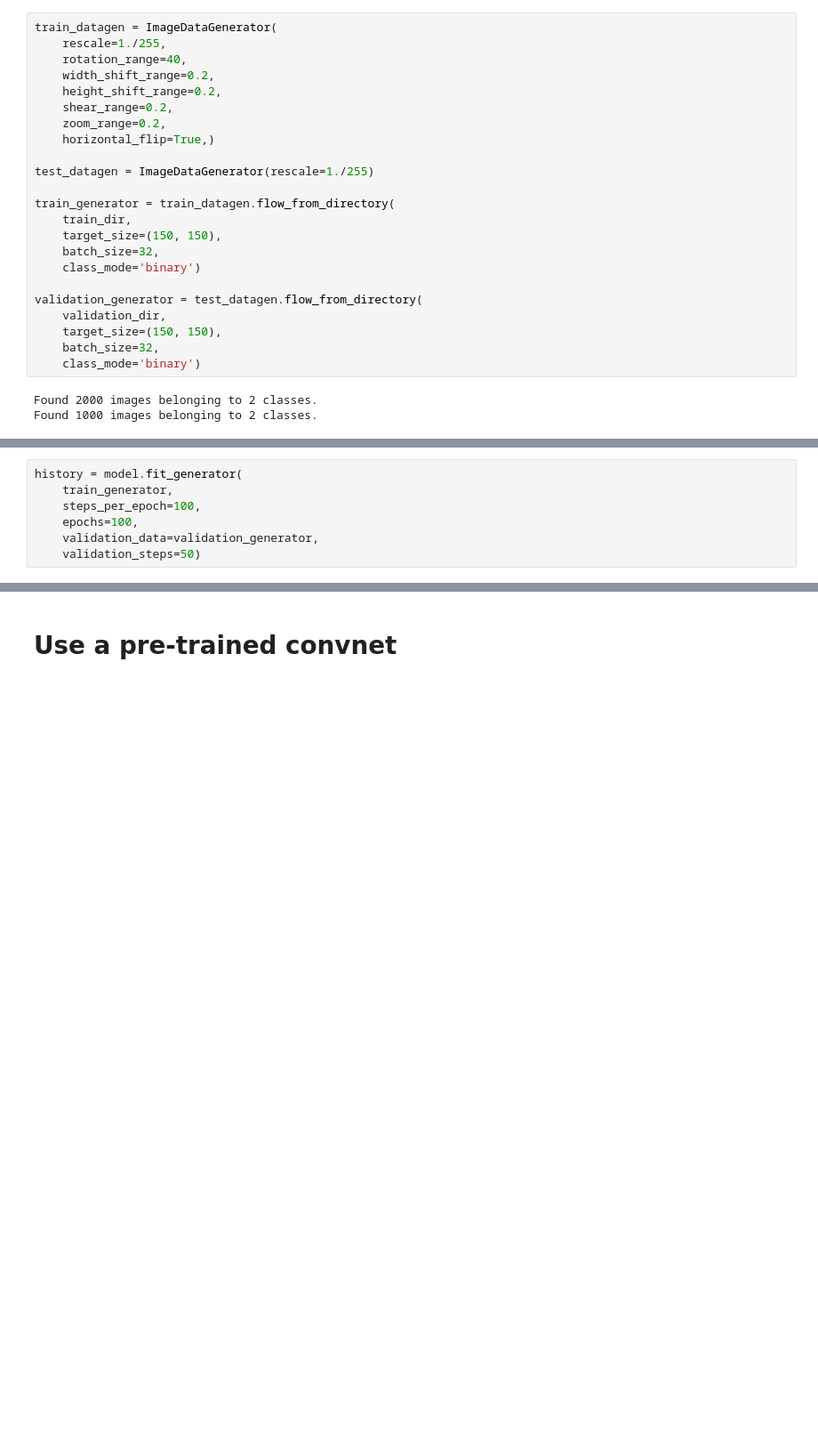
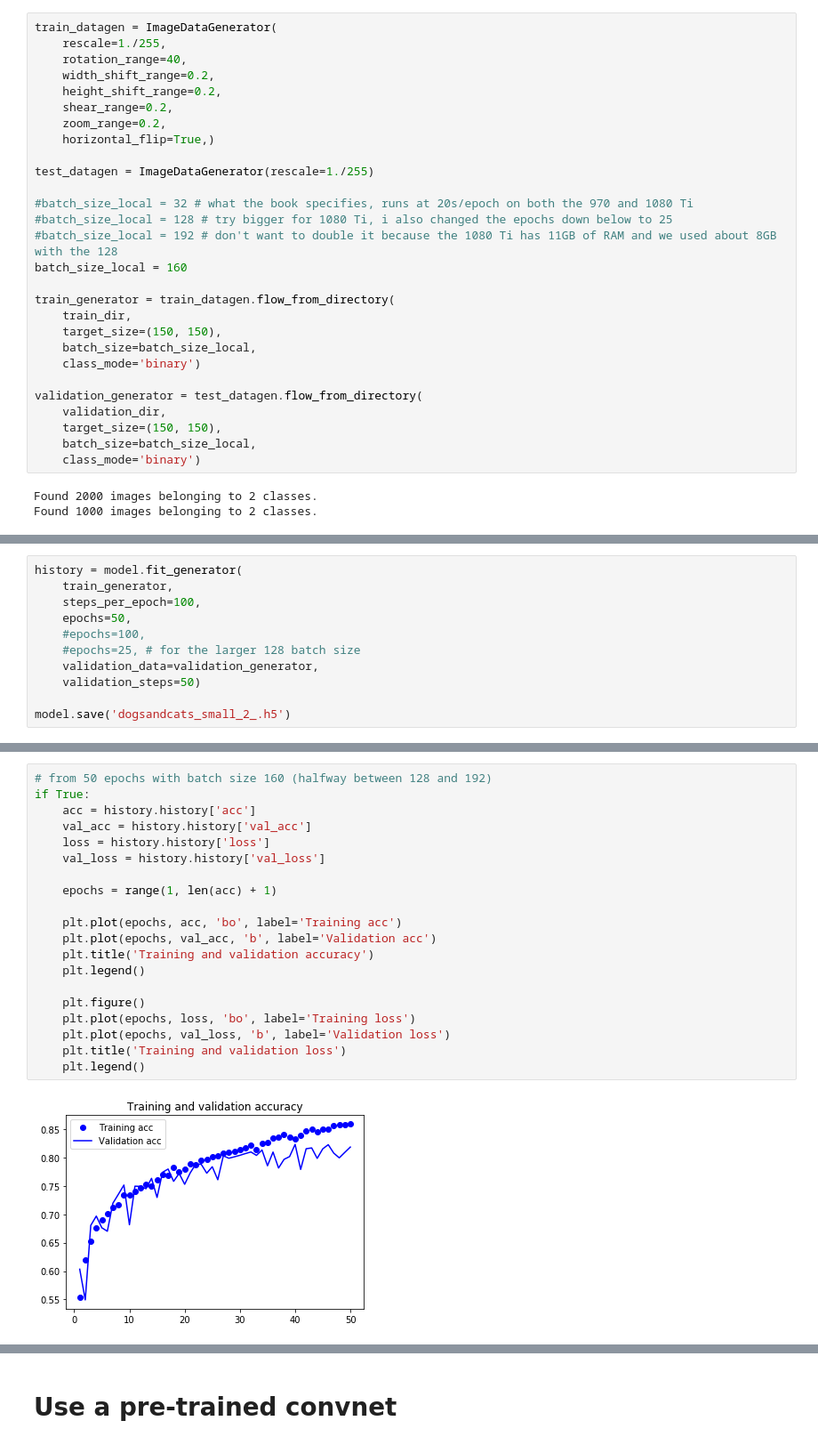
Before and after one commit to aenfield/DeepLearningWithPython, a Jupyter notebook: Conv.ipynb, the cells around one changed output, grey strips where cells are left out. Shown at 89% size. Saved outputs shown, nothing was run; the diff lists cells and outputs as text; blank space fills up the shorter version.

```diff
--- a/Conv.ipynb
+++ b/Conv.ipynb
@@ -380,16 +380,21 @@ train_datagen = ImageDataGenerator(
 
 test_datagen = ImageDataGenerator(rescale=1./255)
 
+#batch_size_local = 32 # what the book specifies, runs at 20s/epoch on both the 970 and 1080 Ti
+#batch_size_local = 128 # try bigger for 1080 Ti, i also changed the epochs down below to 25
+#batch_size_local = 192 # don't want to double it because the 1080 Ti has 11GB of RAM and we used about 8GB with the 128
+batch_size_local = 160
+
 train_generator = train_datagen.flow_from_directory(
     train_dir,
     target_size=(150, 150),
-    batch_size=32,
+    batch_size=batch_size_local,
     class_mode='binary')
 
 validation_generator = test_datagen.flow_from_directory(
     validation_dir,
     target_size=(150, 150),
-    batch_size=32,
+    batch_size=batch_size_local,
     class_mode='binary')
 # %% [output]
 Found 2000 images belonging to 2 classes.
@@ -404,7 +421,11 @@ Finally, running the below does take a while - 100 epochs at 20s an epoch is ~33
 history = model.fit_generator(
     train_generator,
     steps_per_epoch=100,
-    epochs=100,
+    epochs=50,
+    #epochs=100,
+    #epochs=25, # for the larger 128 batch size
     validation_data=validation_generator,
     validation_steps=50)
+
+model.save('dogsandcats_small_2_.h5')
 # %% [output]
@@ -430,0 +449,22 @@ model.save('dogsandcats_small_2.h5')
+# %%
+# from 50 epochs with batch size 160 (halfway between 128 and 192)
+if True:
+    acc = history.history['acc']
+    val_acc = history.history['val_acc']
+    loss = history.history['loss']
+    val_loss = history.history['val_loss']
+
+    epochs = range(1, len(acc) + 1)
+
+    plt.plot(epochs, acc, 'bo', label='Training acc')
+    plt.plot(epochs, val_acc, 'b', label='Validation acc')
+    plt.title('Training and validation accuracy')
+    plt.legend()
+
+    plt.figure()
+    plt.plot(epochs, loss, 'bo', label='Training loss')
+    plt.plot(epochs, val_loss, 'b', label='Validation loss')
+    plt.title('Training and validation loss')
+    plt.legend()
+# %% [output]
+[figure, added]
```
Also changed, not shown: parts of 8 cells of this notebook.
